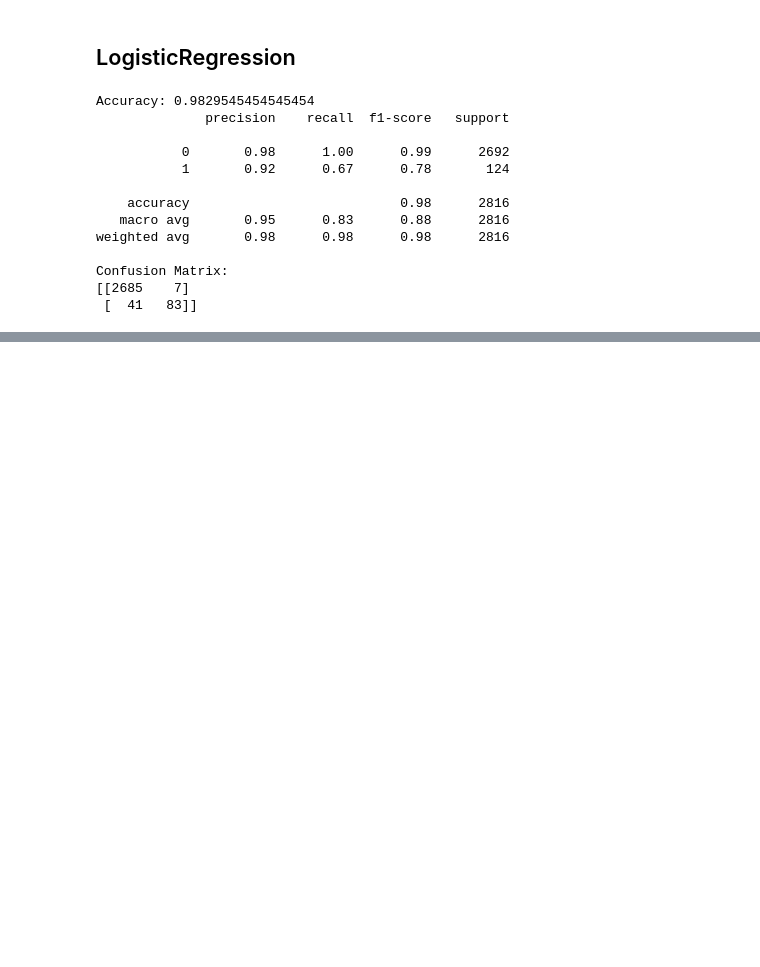
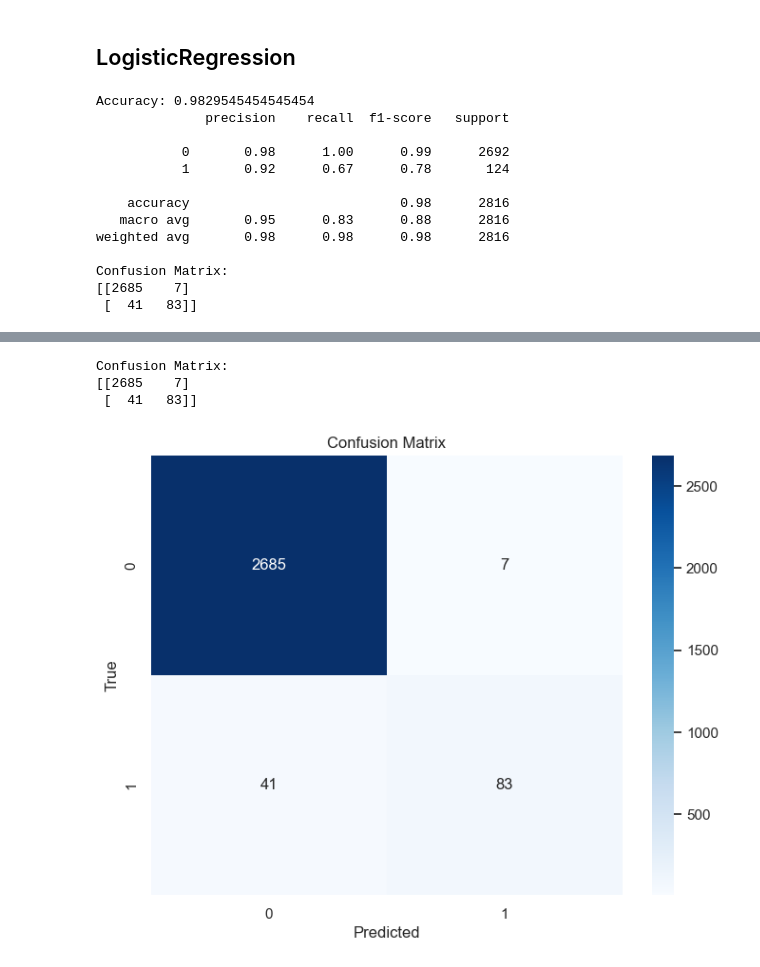
Before and after one commit to M0M0-D3V/C964-CS-Capstone, a Jupyter notebook: fake-real-job-notebook.ipynb, the cells around one changed output, grey strips where cells are left out. Drawn from its saved outputs; the diff is of its cells as text; code cells hidden in the pictures; blank space fills up the shorter version.

```diff
--- a/fake-real-job-notebook.ipynb
+++ b/fake-real-job-notebook.ipynb
@@ -768,3 +796,20 @@ Confusion Matrix:
+# %%
+# Print the confusion matrix
+print("Confusion Matrix:")
+cm = confusion_matrix(y_test, y_pred)
+print(cm)
+plt.figure(figsize=(8, 6))
+sns.heatmap(cm, annot=True, fmt='d', cmap='Blues')
+plt.xlabel('Predicted')
+plt.ylabel('True')
+plt.title("Confusion Matrix")
+plt.savefig("static/images/confusion_matrix.png")
+plt.show()
+# %% [output]
+Confusion Matrix:
+[[2685    7]
+ [  41   83]]
+[figure, added]
 # %%
 ## Save the Model
 # %%
```
Also changed, not shown: parts of 16 cells of this notebook, 19 other files.
